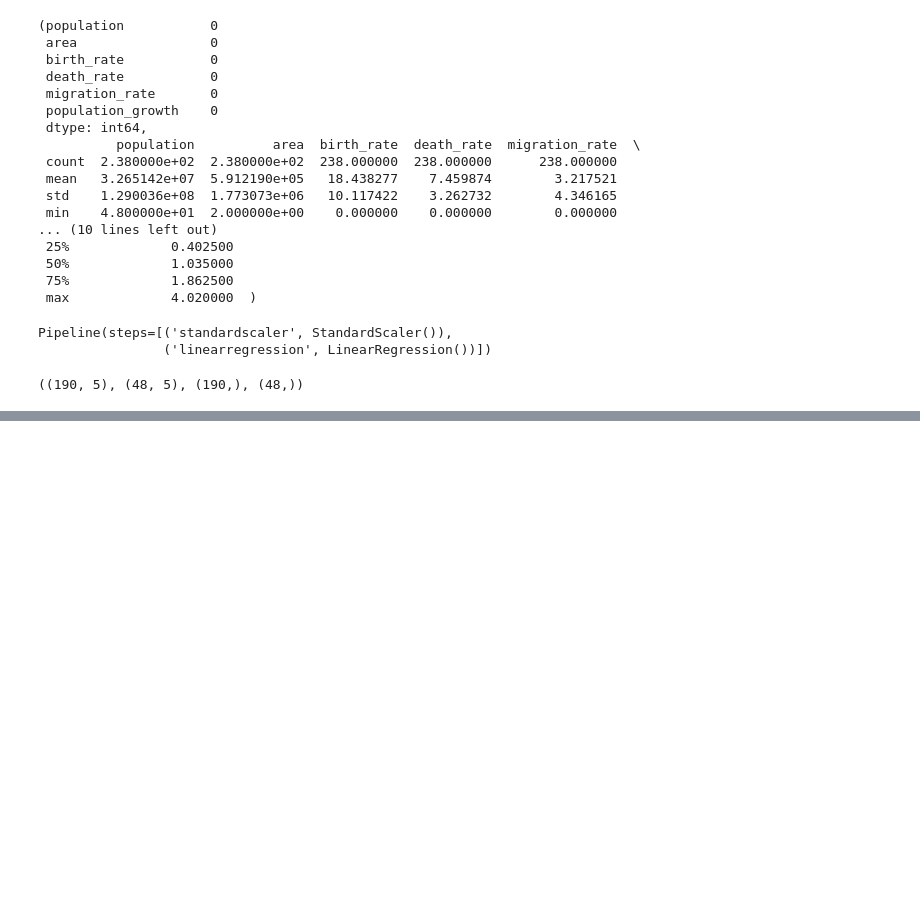
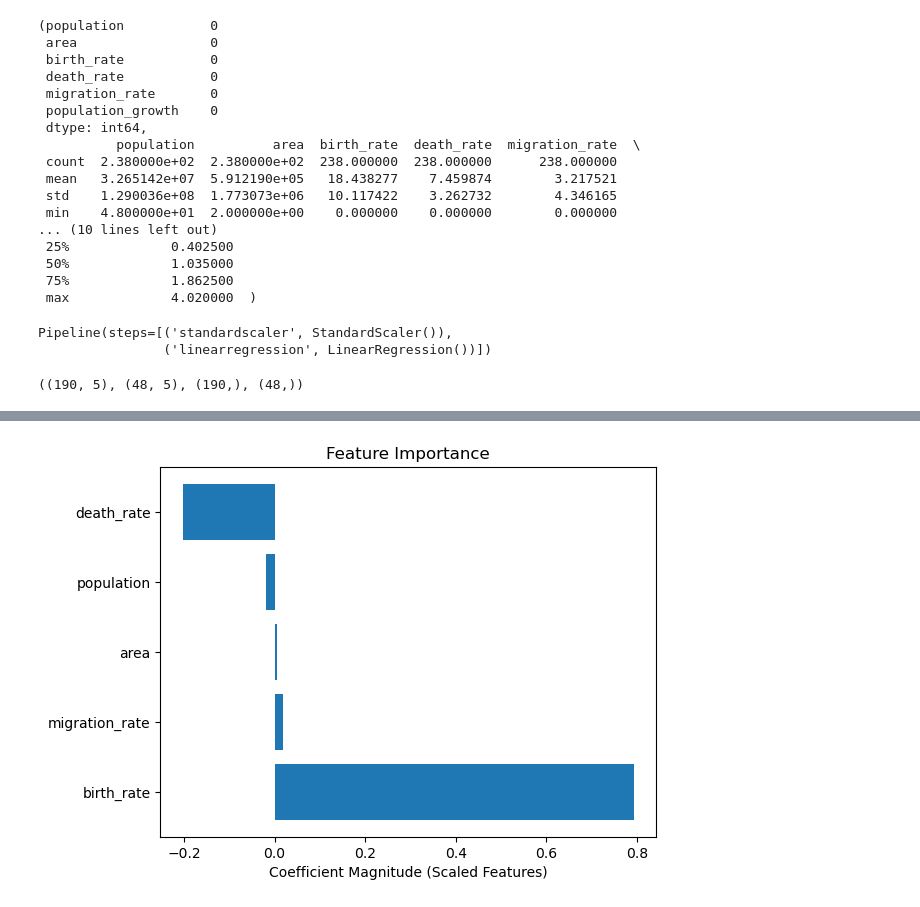
Before and after one commit to SlothKai/Exploratory-Data-Analysis, a Jupyter notebook: Countries_And_Cities_Data_Analysis/machine_learning.ipynb, the cells around one changed output, grey strips where cells are left out. Cells and saved outputs as stored; diff of their text form; code cells hidden in the pictures; blank space fills up the shorter version.

Commit message:
Update: Evaluated Linear Regression Model

```diff
--- a/Countries_And_Cities_Data_Analysis/machine_learning.ipynb
+++ b/Countries_And_Cities_Data_Analysis/machine_learning.ipynb
@@ -81,0 +98,17 @@ mse, r2
+# %%
+# Extract the LinearRegression step from the pipeline
+lr_model = pipe.named_steps['linearregression']
+
+# Coefficients (for scaled features!)
+coefficients = lr_model.coef_
+intercept = lr_model.intercept_
+
+# Map coefficients to feature names
+feature_names = X_train.columns.tolist()
+coeff_df = pd.DataFrame({
+    'Feature': feature_names,
+    'Coefficient (scaled)': coefficients
+})
+
+print(coeff_df)
+print(f"Intercept: {intercept:.3f}")
@@ -81,0 +135,8 @@ mse, r2
+# %%
+coeff_df.sort_values(by='Coefficient (scaled)', ascending=False, inplace=True)
+plt.barh(coeff_df['Feature'], coeff_df['Coefficient (scaled)'])
+plt.xlabel("Coefficient Magnitude (Scaled Features)")
+plt.title("Feature Importance")
+plt.show()
+# %% [output]
+[figure, added]
```
Also changed, not shown: parts of 13 cells of this notebook.
